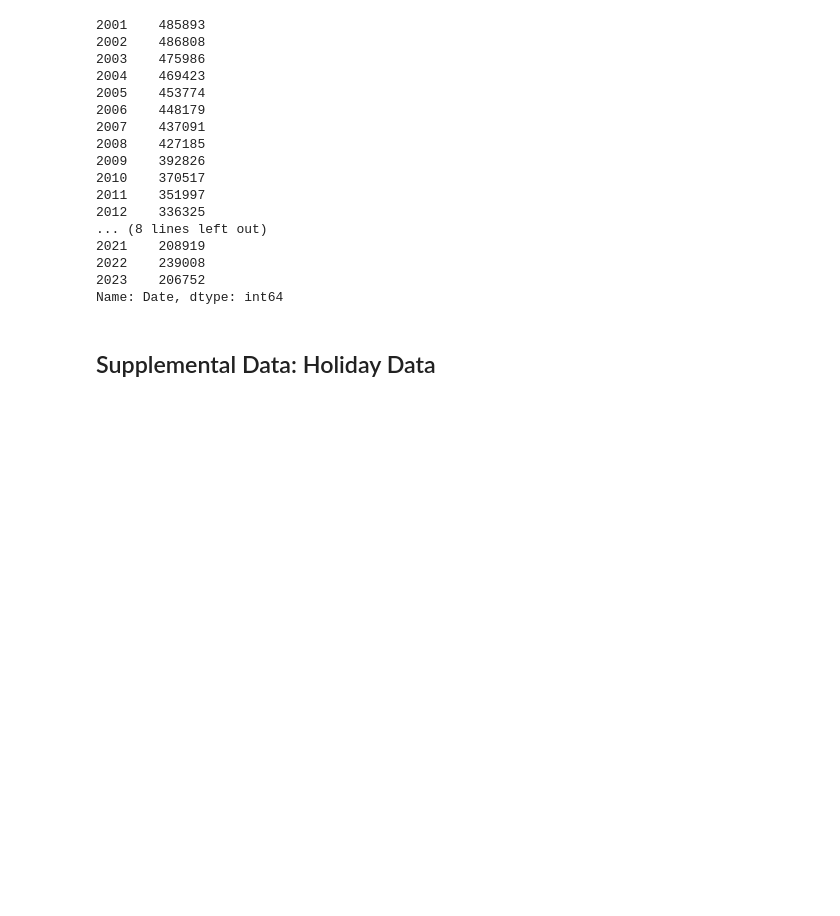
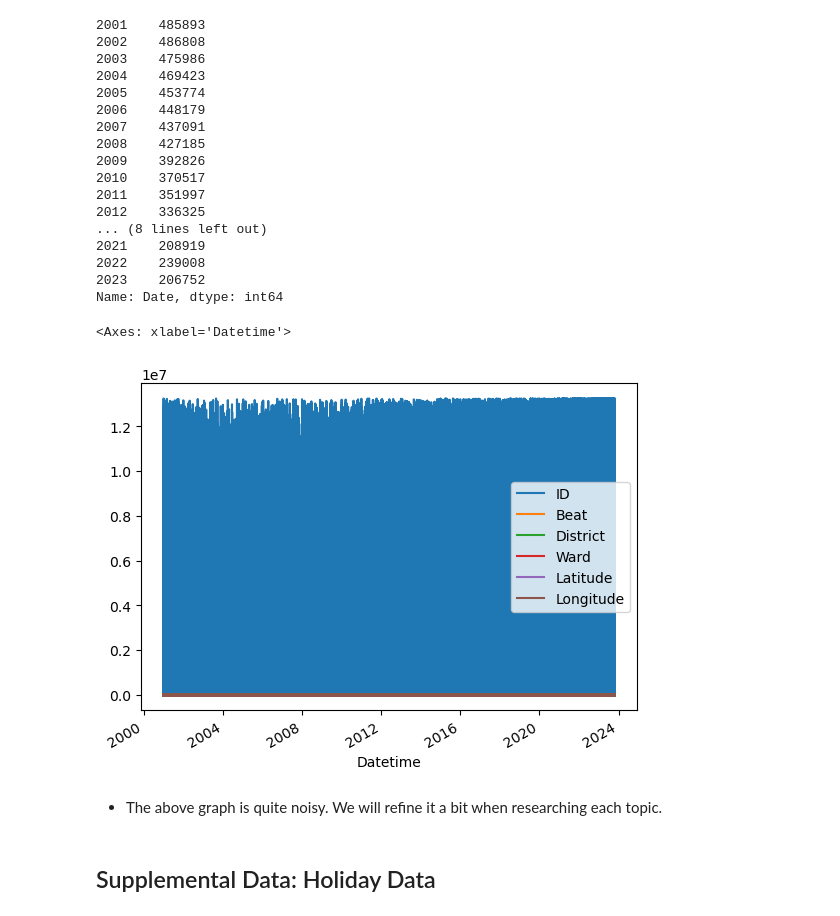
Before and after one commit to A-Kutscher/Chicago-Crime-Data, a Jupyter notebook: Chicago Crime Data -- AK.ipynb, the cells around one changed output. Saved outputs shown, nothing was run; the diff lists cells and outputs as text; code cells hidden in the pictures; blank space fills up the shorter version.

```diff
--- a/Chicago Crime Data -- AK.ipynb
+++ b/Chicago Crime Data -- AK.ipynb
@@ -339,6 +341,14 @@ years.value_counts().sort_index()
 2022    239008
 2023    206752
 Name: Date, dtype: int64
+# %%
+# Let's visualize the data
+chicago_final.plot()
+# %% [output]
+<Axes: xlabel='Datetime'>
+[figure, added]
+# %% [markdown]
+- The above graph is quite noisy. We will refine it a bit when researching each topic.
 # %% [markdown]
 ## Supplemental Data: Holiday Data
 # %%
```
Also changed, not shown: parts of 37 cells of this notebook.
